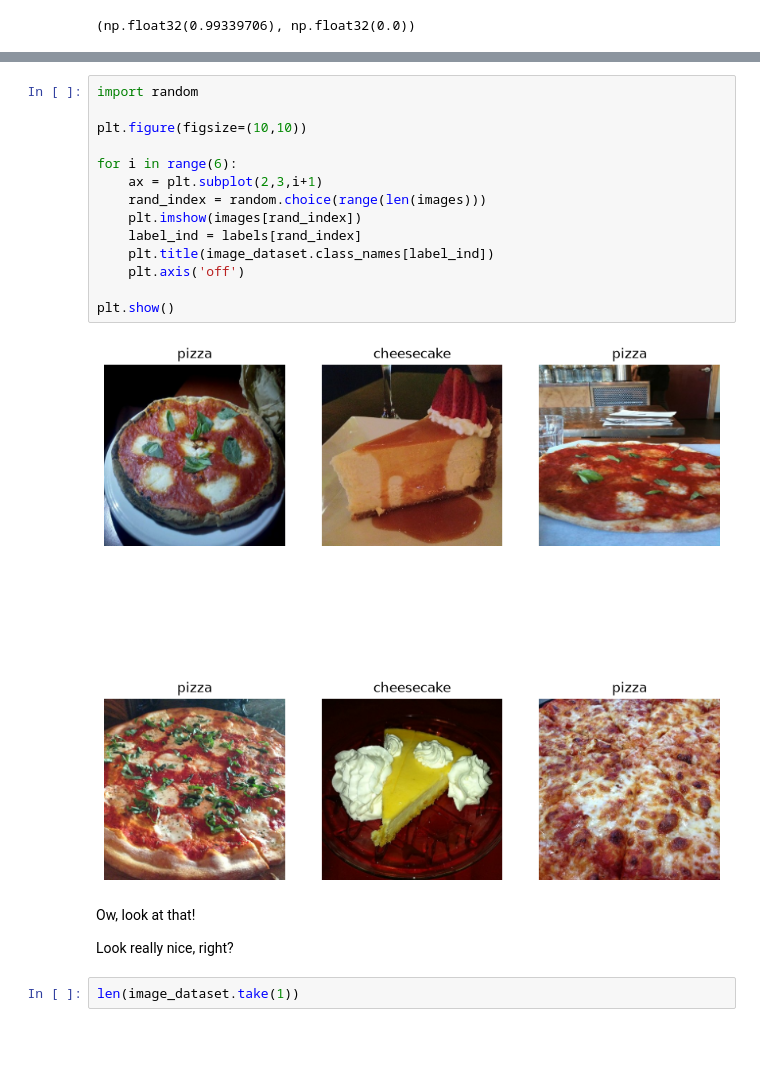
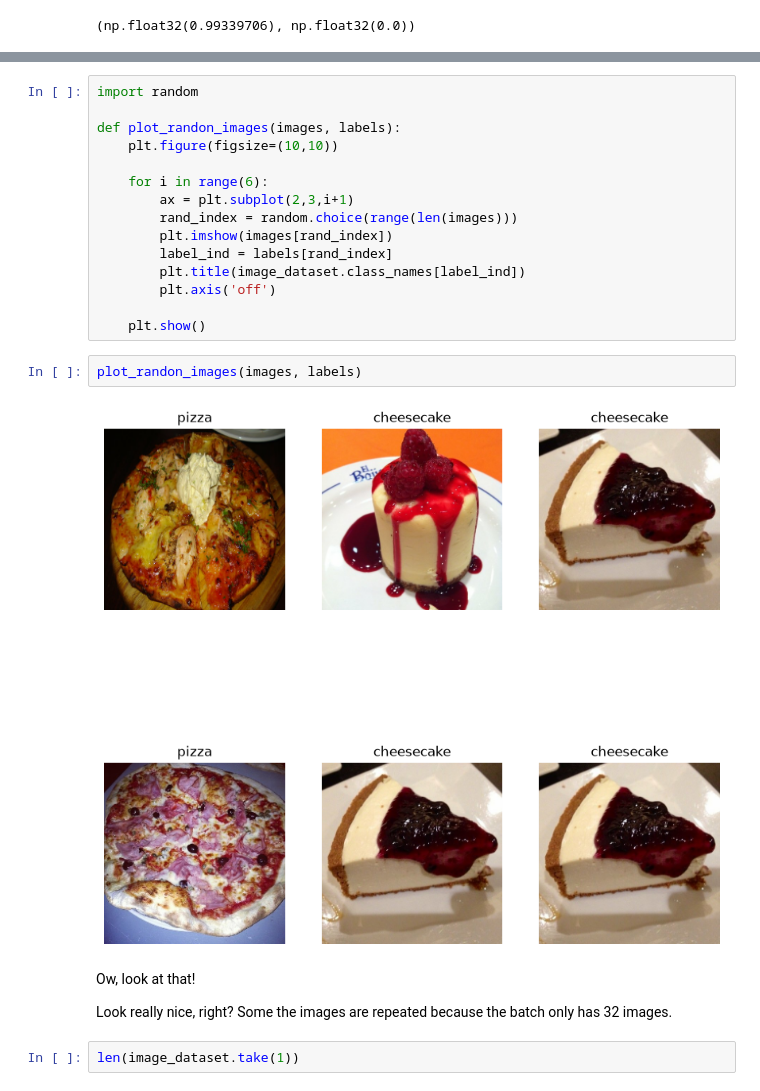
Before and after one commit to RishatTalukder/Deep_Learning_With_Tensorflow, a Jupyter notebook: 4_Convolutional_Neural_network/1_CNN.ipynb, the cells around one changed output, grey strips where cells are left out. Drawn from its saved outputs; the diff is of its cells as text; blank space fills up the shorter version.

```diff
--- a/4_Convolutional_Neural_network/1_CNN.ipynb
+++ b/4_Convolutional_Neural_network/1_CNN.ipynb
@@ -540,23 +565,26 @@ And now we can plot the images.
 # %%
 import random
 
-plt.figure(figsize=(10,10))
+def plot_randon_images(images, labels):
+    plt.figure(figsize=(10,10))
 
-for i in range(6):
-    ax = plt.subplot(2,3,i+1)
-    rand_index = random.choice(range(len(images)))
-    plt.imshow(images[rand_index])
-    label_ind = labels[rand_index]
-    plt.title(image_dataset.class_names[label_ind])
-    plt.axis('off')
+    for i in range(6):
+        ax = plt.subplot(2,3,i+1)
+        rand_index = random.choice(range(len(images)))
+        plt.imshow(images[rand_index])
+        label_ind = labels[rand_index]
+        plt.title(image_dataset.class_names[label_ind])
+        plt.axis('off')
 
-plt.show()
+    plt.show()
-# %% [output]
-[figure, removed]
+# %%
+plot_randon_images(images, labels)
+# %% [output]
+[figure, added]
 # %% [markdown]
 Ow, look at that!
 
-Look really nice, right?
+Look really nice, right? Some the images are repeated because the batch only has 32 images.
 # %%
 len(image_dataset.take(1))
 # %% [output]
```
Also changed, not shown: parts of 5 cells of this notebook.
